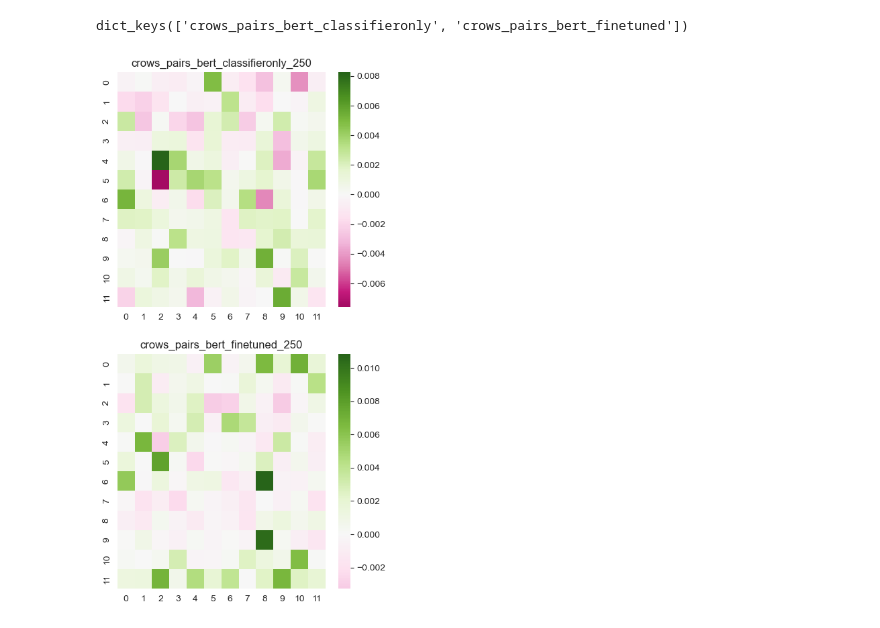
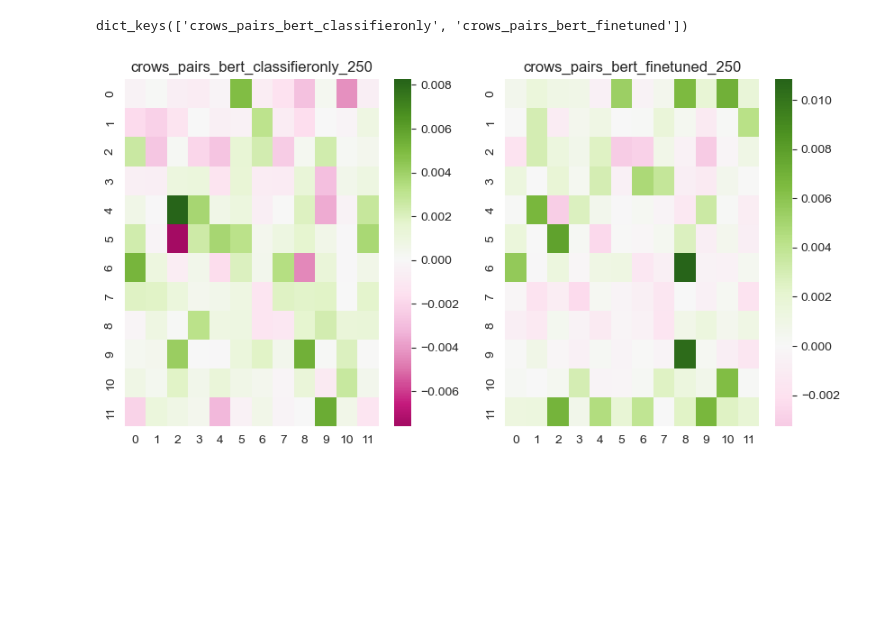
Before and after one commit to henryscheible/nlp-research, a Jupyter notebook: visualizations/multidatacomparison.ipynb, the cells around one changed output. Cells and saved outputs as stored; diff of their text form; code cells hidden in the pictures; blank space fills up the shorter version.

Commit message:
update visualizatins

```diff
--- a/visualizations/multidatacomparison.ipynb
+++ b/visualizations/multidatacomparison.ipynb
@@ -19,13 +19,13 @@ checkpoints = list(data.keys())
 suffix = "250"
 suffixes = [suffix]
 # %%
-fig = plt.figure(figsize=(5, 10))
+fig = plt.figure(figsize=(10, 5))
 fig.subplots_adjust(hspace=0.2, wspace=0.2)
 for i, checkpoint in enumerate(checkpoints):
-    ax = fig.add_subplot(len(checkpoints), 1,i+1)
+    ax = fig.add_subplot(1, len(checkpoints),i+1)
     ax.set_title(f"{checkpoint}_{suffix}")
     sns.heatmap(np.array(data[checkpoint][suffix]["contribs"]).reshape(12, 12), ax=ax, cmap="PiYG", center=0)
 plt.show()
 # %% [output]
-[figure, old version]
+[figure, new version]
 # %%
```
Also changed, not shown: parts of 1 cell of this notebook, 2 other files.
